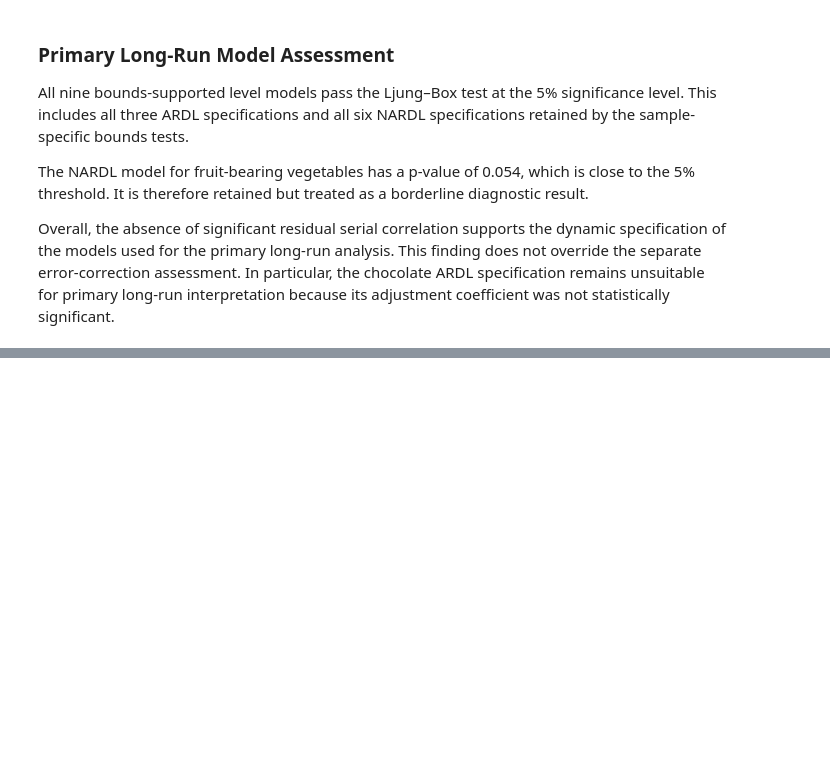
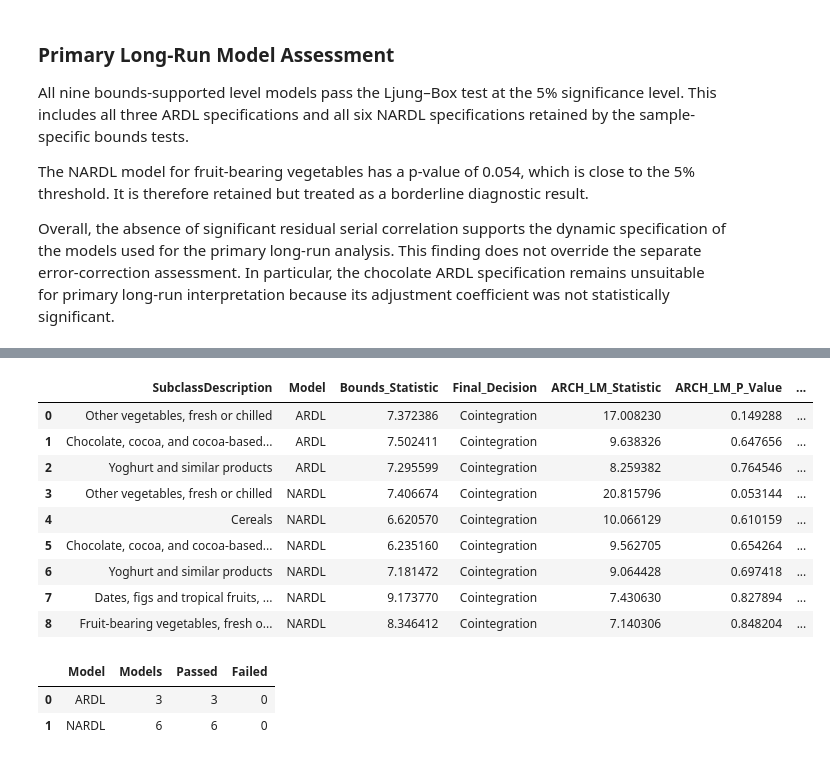
Before and after one commit to MasindiManaga/ERPT_ML_Research, a Jupyter notebook: notebooks/07_Econometric_Results_and_Diagnostics.ipynb, the cells around one changed output, grey strips where cells are left out. Saved outputs shown, nothing was run; the diff lists cells and outputs as text; code cells hidden in the pictures; blank space fills up the shorter version.

```diff
--- a/notebooks/07_Econometric_Results_and_Diagnostics.ipynb
+++ b/notebooks/07_Econometric_Results_and_Diagnostics.ipynb
@@ -864,0 +994,69 @@ Overall, the absence of significant residual serial correlation supports the dyn
+# %%
+# check the Primary Long-Run Models
+
+level_heteroskedasticity_results = heteroskedasticity_results.loc[
+    heteroskedasticity_results["Model"].isin(
+        ["Symmetric level", "Asymmetric level"]
+    )
+].copy()
+
+level_heteroskedasticity_results["Model"] = (
+    level_heteroskedasticity_results["Model"]
+    .replace(
+        {
+            "Symmetric level": "ARDL",
+            "Asymmetric level": "NARDL",
+        }
+    )
+)
+
+primary_long_run_arch_diagnostics = primary_long_run_models.merge(
+    level_heteroskedasticity_results[
+        [
+            "SubclassDescription",
+            "Model",
+            "ARCH_LM_Statistic",
+            "ARCH_LM_P_Value",
+            "No_ARCH_Effects",
+        ]
+    ],
+    on=["SubclassDescription", "Model"],
+    how="left",
+    validate="one_to_one",
+)
+
+display(
+    primary_long_run_arch_diagnostics.sort_values(
+        ["Model", "ARCH_LM_P_Value"]
+    ).reset_index(drop=True)
+)
+
+primary_long_run_arch_summary = (
+    primary_long_run_arch_diagnostics
+    .groupby("Model", as_index=False)
+    .agg(
+        Models=("SubclassDescription", "size"),
+        Passed=("No_ARCH_Effects", "sum"),
+    )
+)
+
+primary_long_run_arch_summary["Failed"] = (
+    primary_long_run_arch_summary["Models"]
+    - primary_long_run_arch_summary["Passed"]
+)
+
+display(primary_long_run_arch_summary)
+# %% [output]
+|  | SubclassDescription | Model | Bounds_Statistic | Final_Decision | ARCH_LM_Statistic | ARCH_LM_P_Value | ... |
+| 0 | Other vegetables, fresh or chilled | ARDL | 7.372386 | Cointegration | 17.008230 | 0.149288 | ... |
+| 1 | Chocolate, cocoa, and cocoa-based... | ARDL | 7.502411 | Cointegration | 9.638326 | 0.647656 | ... |
+| 2 | Yoghurt and similar products | ARDL | 7.295599 | Cointegration | 8.259382 | 0.764546 | ... |
+| 3 | Other vegetables, fresh or chilled | NARDL | 7.406674 | Cointegration | 20.815796 | 0.053144 | ... |
+| 4 | Cereals | NARDL | 6.620570 | Cointegration | 10.066129 | 0.610159 | ... |
+| 5 | Chocolate, cocoa, and cocoa-based... | NARDL | 6.235160 | Cointegration | 9.562705 | 0.654264 | ... |
+| 6 | Yoghurt and similar products | NARDL | 7.181472 | Cointegration | 9.064428 | 0.697418 | ... |
+| 7 | Dates, figs and tropical fruits, ... | NARDL | 9.173770 | Cointegration | 7.430630 | 0.827894 | ... |
+| 8 | Fruit-bearing vegetables, fresh o... | NARDL | 8.346412 | Cointegration | 7.140306 | 0.848204 | ... |
+|  | Model | Models | Passed | Failed |
+| 0 | ARDL | 3 | 3 | 0 |
+| 1 | NARDL | 6 | 6 | 0 |
```
Also changed, not shown: parts of 6 cells of this notebook.
